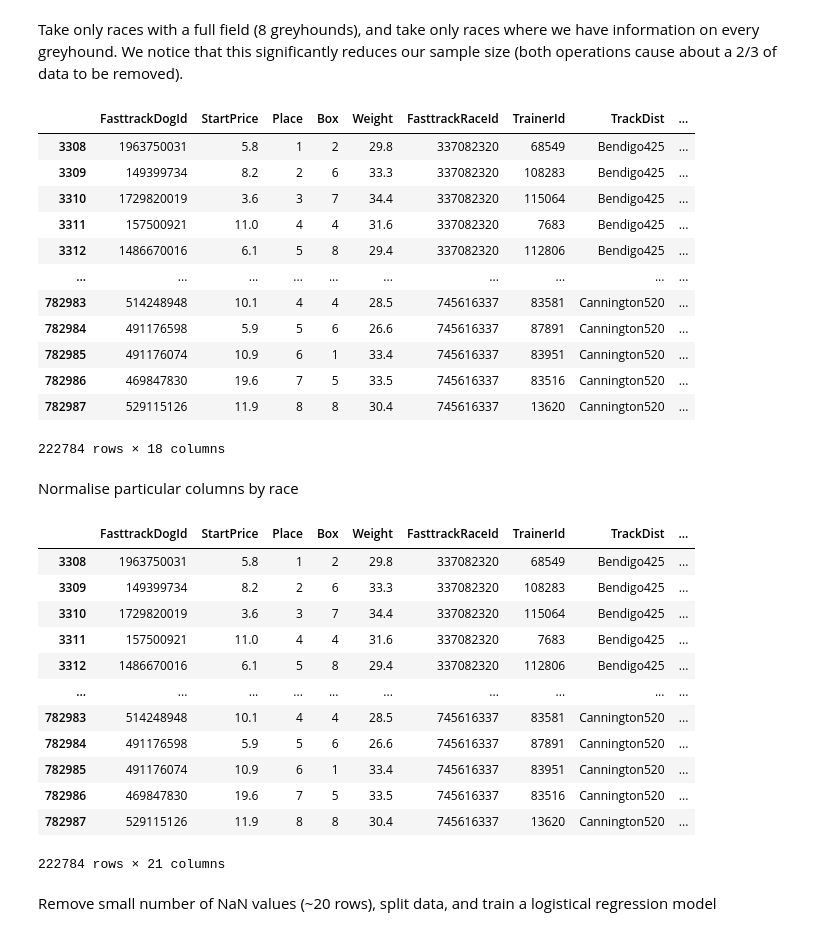
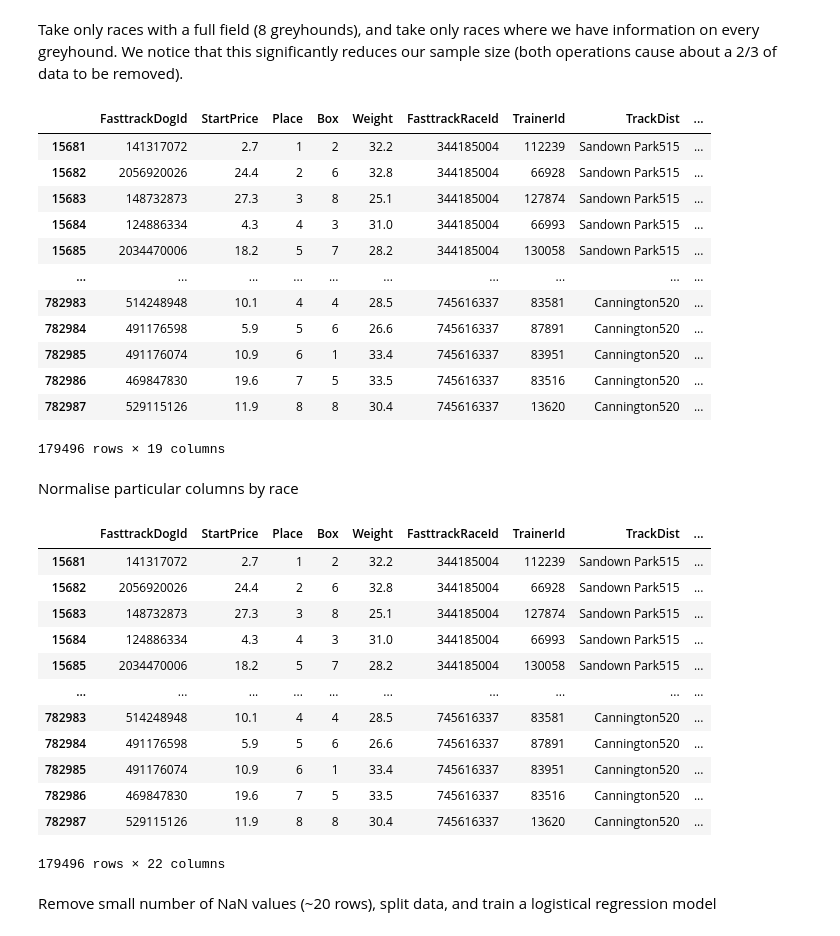
Before and after one commit to Isilisi/Greyhounds, a Jupyter notebook: models/prelim-logistic-regression.ipynb, the cells around one changed output. Drawn from its saved outputs; the diff is of its cells as text; code cells hidden in the pictures.

```diff
--- a/models/prelim-logistic-regression.ipynb
+++ b/models/prelim-logistic-regression.ipynb
@@ -105,55 +105,55 @@ Take only races with a full field (8 greyhounds), and take only races where we h
 # %%
 # Take only races with a full field
 df = df[df['FieldSize'] == 8]
 
-# Take only races where we have feature information on every greyhound
+# Train/test only races where we have feature information on every greyhound
 df_temp = df.copy()
 df_temp = df_temp[['FasttrackRaceId', 'TrainerRating', 'WeightQuantile_mean',
-                   'TrackDistBox_mean', 'SpeedNorm_EMA', 'SplitMarginMultiply']]
+                   'TrackDistBox_mean', 'SpeedNorm_EMA', 'SplitMarginMultiply', 'SpeedNorm_MSTD']]
 df_temp = df_temp[df_temp.isnull().any(axis=1)]
 list_of_races = df_temp['FasttrackRaceId'].unique()
 
 df = df[~df['FasttrackRaceId'].isin(list_of_races)]
 
 display(df)
 # %% [output]
 |  | FasttrackDogId | StartPrice | Place | Box | Weight | FasttrackRaceId | TrainerId | TrackDist | ... |
-| 3308 | 1963750031 | 5.8 | 1 | 2 | 29.8 | 337082320 | 68549 | Bendigo425 | ... |
-| 3309 | 149399734 | 8.2 | 2 | 6 | 33.3 | 337082320 | 108283 | Bendigo425 | ... |
-| 3310 | 1729820019 | 3.6 | 3 | 7 | 34.4 | 337082320 | 115064 | Bendigo425 | ... |
-| 3311 | 157500921 | 11.0 | 4 | 4 | 31.6 | 337082320 | 7683 | Bendigo425 | ... |
-| 3312 | 1486670016 | 6.1 | 5 | 8 | 29.4 | 337082320 | 112806 | Bendigo425 | ... |
+| 15681 | 141317072 | 2.7 | 1 | 2 | 32.2 | 344185004 | 112239 | Sandown Park515 | ... |
+| 15682 | 2056920026 | 24.4 | 2 | 6 | 32.8 | 344185004 | 66928 | Sandown Park515 | ... |
+| 15683 | 148732873 | 27.3 | 3 | 8 | 25.1 | 344185004 | 127874 | Sandown Park515 | ... |
+| 15684 | 124886334 | 4.3 | 4 | 3 | 31.0 | 344185004 | 66993 | Sandown Park515 | ... |
+| 15685 | 2034470006 | 18.2 | 5 | 7 | 28.2 | 344185004 | 130058 | Sandown Park515 | ... |
 | ... | ... | ... | ... | ... | ... | ... | ... | ... | ... |
 | 782983 | 514248948 | 10.1 | 4 | 4 | 28.5 | 745616337 | 83581 | Cannington520 | ... |
 | 782984 | 491176598 | 5.9 | 5 | 6 | 26.6 | 745616337 | 87891 | Cannington520 | ... |
 | 782985 | 491176074 | 10.9 | 6 | 1 | 33.4 | 745616337 | 83951 | Cannington520 | ... |
 | 782986 | 469847830 | 19.6 | 7 | 5 | 33.5 | 745616337 | 83516 | Cannington520 | ... |
 | 782987 | 529115126 | 11.9 | 8 | 8 | 30.4 | 745616337 | 13620 | Cannington520 | ... |
-222784 rows × 18 columns
+179496 rows × 19 columns
 # %% [markdown]
 Normalise particular columns by race
 # %%
 # normalise columns by race
-norm_list = ['TrainerRating', 'SpeedNorm_EMA']
+norm_list = ['TrainerRating', 'SpeedNorm_EMA', 'SpeedNorm_MSTD']
 for col in norm_list:
     df[col + '_Z'] = df.groupby('FasttrackRaceId')[col].transform(lambda x: zscore(x))
 
-df['SplitMarginMultiply_Z'] = df.groupby('FasttrackRaceId')['SplitMarginMultiply'].transform(lambda x: (x  - x.mean())/100.)
+df['SplitMarginMultiply'] = df.groupby('FasttrackRaceId')['SplitMarginMultiply'].transform(lambda x: (x  - x.mean())/100.)
 display(df)
 # %% [output]
 |  | FasttrackDogId | StartPrice | Place | Box | Weight | FasttrackRaceId | TrainerId | TrackDist | ... |
-| 3308 | 1963750031 | 5.8 | 1 | 2 | 29.8 | 337082320 | 68549 | Bendigo425 | ... |
-| 3309 | 149399734 | 8.2 | 2 | 6 | 33.3 | 337082320 | 108283 | Bendigo425 | ... |
-| 3310 | 1729820019 | 3.6 | 3 | 7 | 34.4 | 337082320 | 115064 | Bendigo425 | ... |
-| 3311 | 157500921 | 11.0 | 4 | 4 | 31.6 | 337082320 | 7683 | Bendigo425 | ... |
-| 3312 | 1486670016 | 6.1 | 5 | 8 | 29.4 | 337082320 | 112806 | Bendigo425 | ... |
+| 15681 | 141317072 | 2.7 | 1 | 2 | 32.2 | 344185004 | 112239 | Sandown Park515 | ... |
+| 15682 | 2056920026 | 24.4 | 2 | 6 | 32.8 | 344185004 | 66928 | Sandown Park515 | ... |
+| 15683 | 148732873 | 27.3 | 3 | 8 | 25.1 | 344185004 | 127874 | Sandown Park515 | ... |
+| 15684 | 124886334 | 4.3 | 4 | 3 | 31.0 | 344185004 | 66993 | Sandown Park515 | ... |
+| 15685 | 2034470006 | 18.2 | 5 | 7 | 28.2 | 344185004 | 130058 | Sandown Park515 | ... |
 | ... | ... | ... | ... | ... | ... | ... | ... | ... | ... |
 | 782983 | 514248948 | 10.1 | 4 | 4 | 28.5 | 745616337 | 83581 | Cannington520 | ... |
 | 782984 | 491176598 | 5.9 | 5 | 6 | 26.6 | 745616337 | 87891 | Cannington520 | ... |
 | 782985 | 491176074 | 10.9 | 6 | 1 | 33.4 | 745616337 | 83951 | Cannington520 | ... |
 | 782986 | 469847830 | 19.6 | 7 | 5 | 33.5 | 745616337 | 83516 | Cannington520 | ... |
 | 782987 | 529115126 | 11.9 | 8 | 8 | 30.4 | 745616337 | 13620 | Cannington520 | ... |
-222784 rows × 21 columns
+179496 rows × 22 columns
 # %% [markdown]
 Remove small number of NaN values (~20 rows), split data, and train a logistical regression model
 # %%
```
Also changed, not shown: parts of 4 cells of this notebook, 1 other file.
